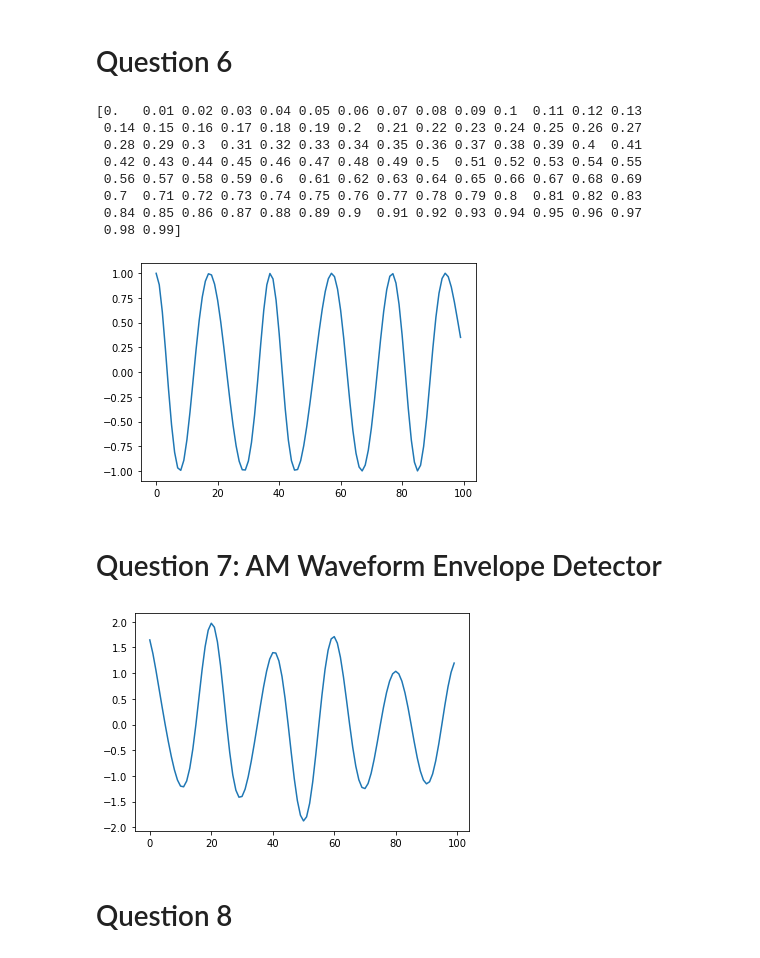
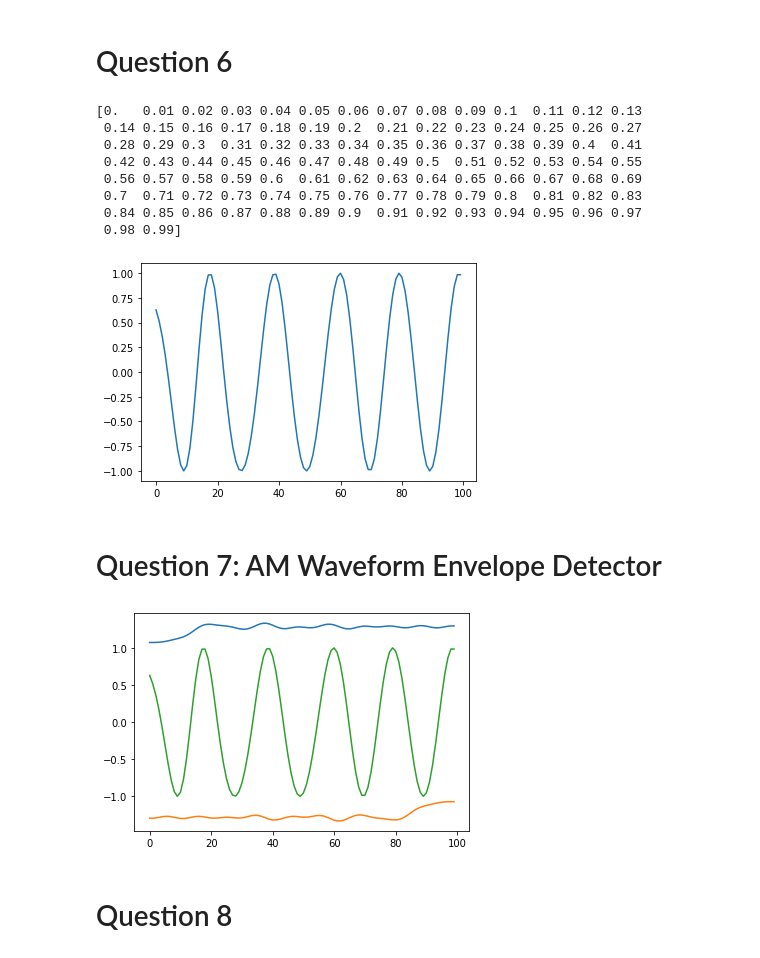
Before and after one commit to jetaehyun/ECE-3311-Projects, a Jupyter notebook: Project 3/ECE3311_Project_3.ipynb, the cells around one changed output. Saved outputs shown, nothing was run; the diff lists cells and outputs as text; code cells hidden in the pictures.

```diff
--- a/Project 3/ECE3311_Project_3.ipynb
+++ b/Project 3/ECE3311_Project_3.ipynb
@@ -215,36 +215,34 @@ def interpolate_1d_vector(vector, factor):
 # %%
 #Problem 7
 
 # Specify carrier frequency
 w_c = 2*np.pi*5
 
 # Generate a discrete version of a random continuous analog
 # waveform using a Uniform Random Number Generator and
 # an interpolation function to smooth out the result
 L = 100  # Length of the overall transmission
 M = 10   # Upsampling factor for generating analog waveform
 analog_wavefm = interpolate_1d_vector((np.random.random((((int)(L/M)),))),M)
 
 # Generate AM waveform
 n = np.arange(0,(((len(analog_wavefm)+1)/100)-0.01),0.01)
-for i in range (len(analog_wavefm)):
-    analog_wavefm[i] = analog_wavefm[i] + n[i]
 print(n)
 sig_am = np.exp(1j*(w_c*n+analog_wavefm)).real
 
 # Sanity check
 plt.plot(sig_am)
 plt.show()
 # %% [output]
 [0.   0.01 0.02 0.03 0.04 0.05 0.06 0.07 0.08 0.09 0.1  0.11 0.12 0.13
  0.14 0.15 0.16 0.17 0.18 0.19 0.2  0.21 0.22 0.23 0.24 0.25 0.26 0.27
  0.28 0.29 0.3  0.31 0.32 0.33 0.34 0.35 0.36 0.37 0.38 0.39 0.4  0.41
  0.42 0.43 0.44 0.45 0.46 0.47 0.48 0.49 0.5  0.51 0.52 0.53 0.54 0.55
  0.56 0.57 0.58 0.59 0.6  0.61 0.62 0.63 0.64 0.65 0.66 0.67 0.68 0.69
  0.7  0.71 0.72 0.73 0.74 0.75 0.76 0.77 0.78 0.79 0.8  0.81 0.82 0.83
  0.84 0.85 0.86 0.87 0.88 0.89 0.9  0.91 0.92 0.93 0.94 0.95 0.96 0.97
  0.98 0.99]
-[figure, old version]
+[figure, new version]
 # %% [markdown]
 # Question 7: AM Waveform Envelope Detector
 # %%
@@ -264,6 +262,6 @@ plt.plot(np.flip((-1*mitigated**(1/2))))
 plt.plot(sig_am)
 plt.show()
 # %% [output]
-[figure, old version]
+[figure, new version]
 # %% [markdown]
 # Question 8
```
Also changed, not shown: parts of 9 cells of this notebook.
